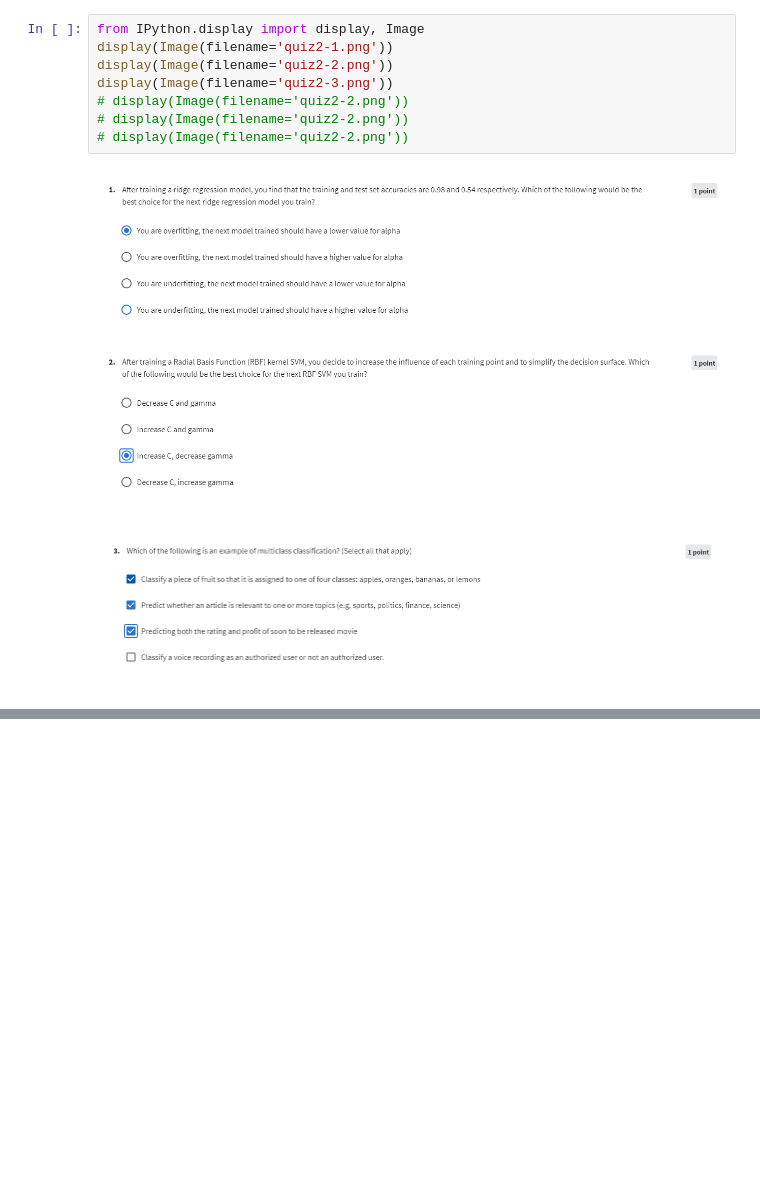
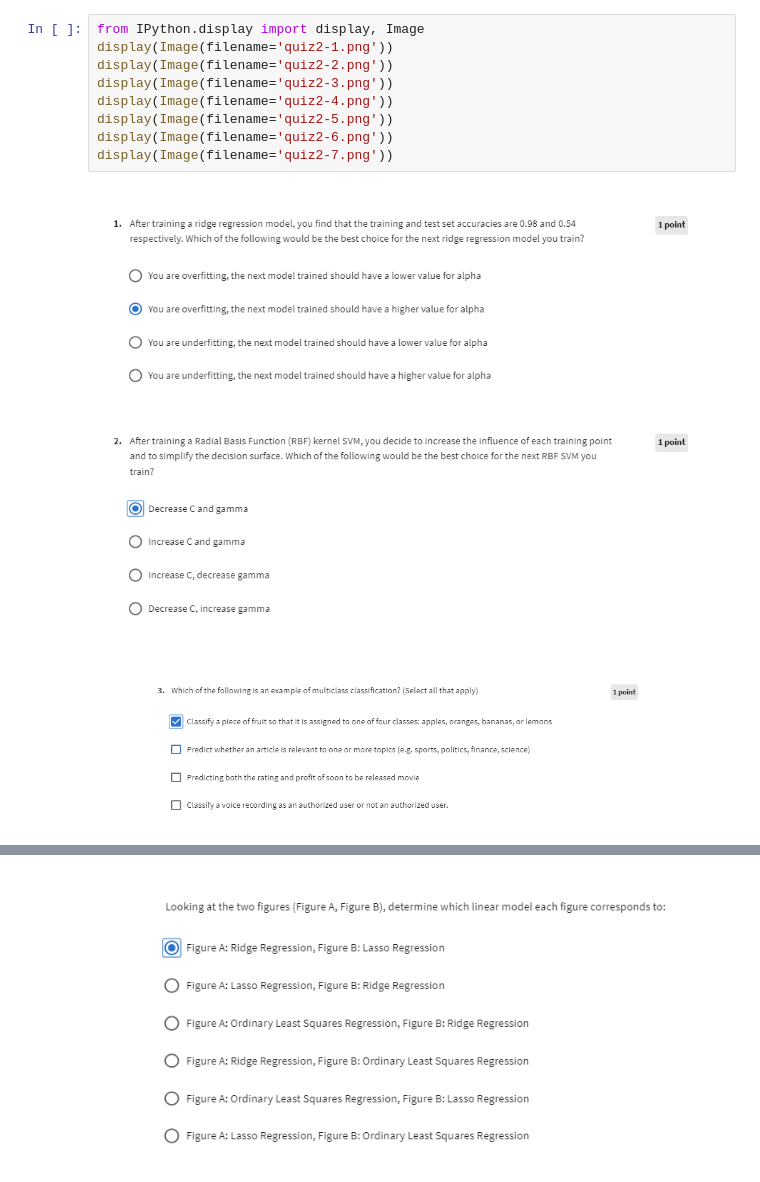
Before and after one commit to iamchrismavor/UMichigan_DataScience, a Jupyter notebook: Course 3 - ML/quiz2.ipynb, the cells around one changed output, grey strips where cells are left out. Saved outputs shown, nothing was run; the diff lists cells and outputs as text; blank space fills up the shorter version.

```diff
--- a/Course 3 - ML/quiz2.ipynb
+++ b/Course 3 - ML/quiz2.ipynb
@@ -1,12 +1,13 @@
 # %%
 from IPython.display import display, Image
 display(Image(filename='quiz2-1.png'))
 display(Image(filename='quiz2-2.png'))
 display(Image(filename='quiz2-3.png'))
-# display(Image(filename='quiz2-2.png'))
-# display(Image(filename='quiz2-2.png'))
-# display(Image(filename='quiz2-2.png'))
+display(Image(filename='quiz2-4.png'))
+display(Image(filename='quiz2-5.png'))
+display(Image(filename='quiz2-6.png'))
+display(Image(filename='quiz2-7.png'))
 # %% [output]
-[figure, old version]
+[figure, new version]
-[figure, old version]
+[figure, new version]
 [figure]
@@ -12,0 +15 @@ display(Image(filename='quiz2-3.png'))
+[figure, added]
```
Also changed, not shown: parts of 1 cell of this notebook, 6 other files.
